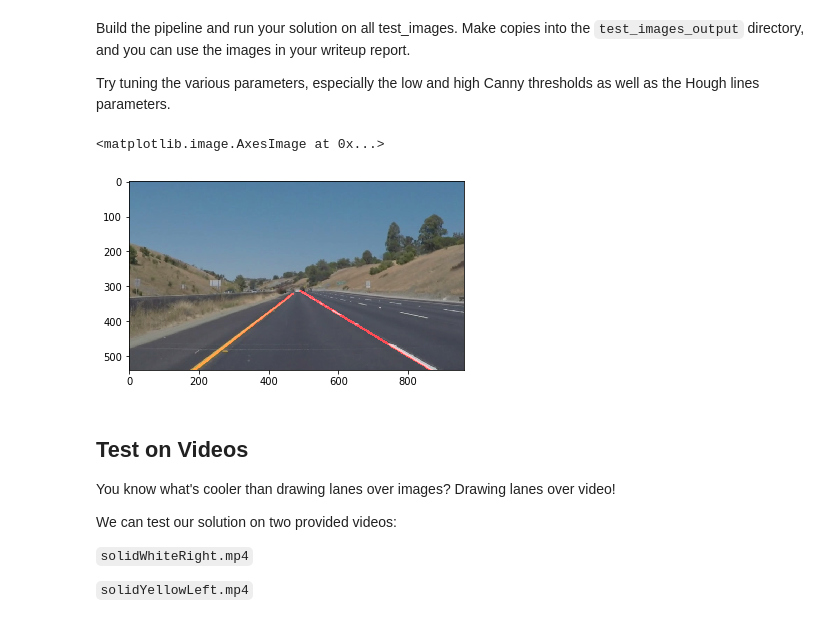
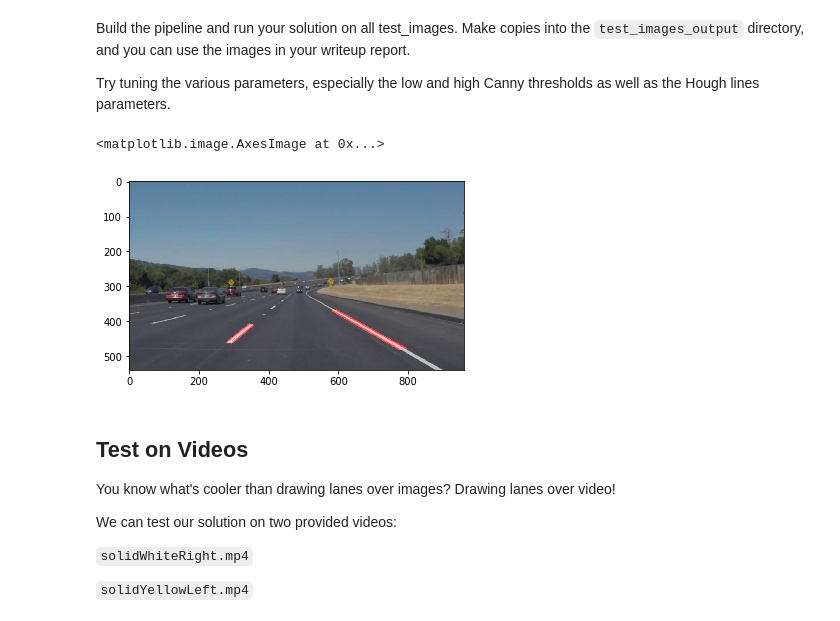
Before and after one commit to juandarr/Lane-line-tracking, a Jupyter notebook: P1.ipynb, the cells around one changed output. Saved outputs shown, nothing was run; the diff lists cells and outputs as text; code cells hidden in the pictures.

Commit message:
Completed the first project. Added videos for the raw and solid line version of draw_lines() and implemented a initial solution for the challenge. Ready for submission.

```diff
--- a/P1.ipynb
+++ b/P1.ipynb
@@ -235,19 +252,23 @@ Try tuning the various parameters, especially the low and high Canny thresholds
 # DONE: Build your pipeline that will draw lane lines on the test_images
 # then save them to the test_images_output directory.
 #reading in an image
-image = mpimg.imread('test_images/'+image_list[5])
+image = mpimg.imread('test_images/'+image_list[0])
 
-def pipeline(image):
+def pipeline(image, mode = 0):
+    """
+    Mode usage: Use mode to define the mode of drawing lines. mode = 0 draws raw lines as output from the Hough transform.
+    mode=1 groups these lines and define two unique lines for left and right lanes respectively.
+    """
     # Step 1:Convert image to gray scale
     gray = grayscale(image)
 
     # Define size of frame to use in Gaussian blur
-    square = 3
+    square = 5
     # Step 2: Get a smoother image using Gaussian Blur
     gray = gaussian_blur(gray,square)
 
     #Define parameters to use in Canny edge detection
-    low_threshold = 50
+    low_threshold = 80
     high_threshold = 150
     # Step 3: find edges in the image using Canny edge detection
     edges = canny(gray, low_threshold,high_threshold)
@@ -256,41 +277,68 @@ def pipeline(image):
     mask = np.zeros_like(edges)
     ignore_mask_color = 255
 
     # This time we are defining a four sided polygon to mask
     imshape = image.shape
     # Define vertices of the polygon in a numpy array
-    vertices = np.array([[(150,imshape[0]),((imshape[1]/2)-10, (imshape[0]/2)+40), ((imshape[1]/2)+10, (imshape[0]/2)+40), (imshape[1]-80,imshape[0])]], dtype=np.int32)
+    """
+
+           left_top _____ right_top
+                   /     \
+                  /       \
+                 /         \
+    left_bottom /___________\ right_bottom
+
+
+    """
+    left_bottom = (120,imshape[0])
+    left_top = ((imshape[1]/2)-45, (imshape[0]/2)+60)
+    right_top = ((imshape[1]/2)+50, (imshape[0]/2)+60)
+    right_bottom = (imshape[1]-60,imshape[0])
+
+
+
+    ## Challenge values for the region of interest [Implementation of 1 and 3 describen in the writeup]
+    """
+    left_bottom = (150,imshape[0]-60)
+    left_top = ((imshape[1]/2)-70, (imshape[0]/2)+100)
+    right_top = ((imshape[1]/2)+120, (imshape[0]/2)+100)
+    right_bottom = (imshape[1]-90,imshape[0]-60)
+    """
+
+    polygon_vertices =[[left_bottom, left_top, right_top, right_bottom]]
+    vertices = np.array(polygon_vertices, dtype=np.int32)
     cv2.fillPoly(mask, vertices, ignore_mask_color)
+
     # Step 4 : Mask the edges detected with the canny edges technique using a four sided polygon mask
     masked_edges = cv2.bitwise_and(edges, mask)
 
     #Define parameter for the hough lines function
     rho = 1
     theta = np.pi / 180
-    threshold = 5
-    min_line_length = 12
+    threshold = 15
+    min_line_length = 5
     max_line_gap = 3
 
     line_img =  np.copy(image)*0
 
     # Step 5: Find lines from the edges image using the Hough transform
-    lines = hough_lines(masked_edges, rho, theta, threshold, min_line_length, max_line_gap)
+    lines = hough_lines(masked_edges, rho, theta, threshold, min_line_length, max_line_gap, mode, polygon_vertices)
 
     # Create a "color" binary image to combine with line image
     color_edges = np.dstack((masked_edges, masked_edges,masked_edges))
 
     # Step 6: Combine the lines (lanes) obtained after applying the hough transform and draw_lines() and the original image
     lines_image = weighted_img(lines, image)
-    # Uncomment the following line to combine the lanes and the modified image with the masked edges
-    #lines_edges = weighted_img(lines, color_edges)
+    # Uncomment the following line and comment the previous one to combine the lanes and the modified image with the masked edges
+    #lines_image = weighted_img(lines, color_edges)
 
     return lines_image
 
-lines_image = pipeline(image)
+lines_image = pipeline(image,0)
 plt.imshow(lines_image)
 # %% [output]
 <matplotlib.image.AxesImage at 0x...>
-[figure, old version]
+[figure, new version]
 # %% [markdown]
 ## Test on Videos
 
```
Also changed, not shown: parts of 7 cells of this notebook, 6 other files.
